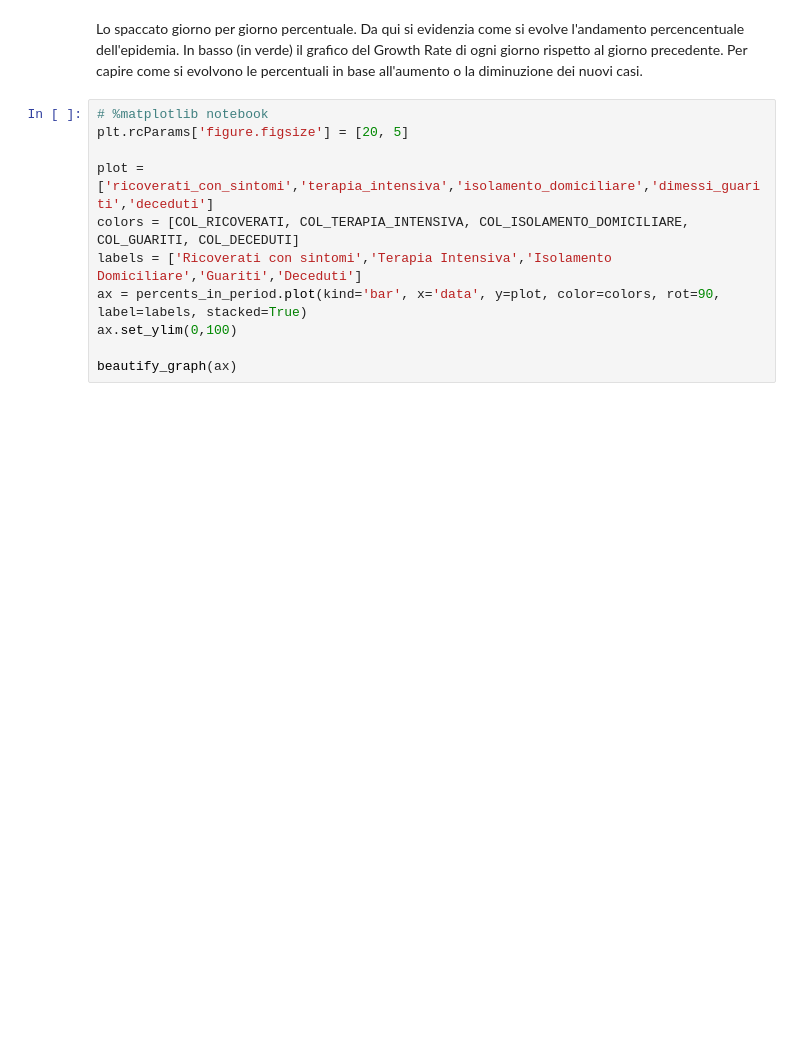
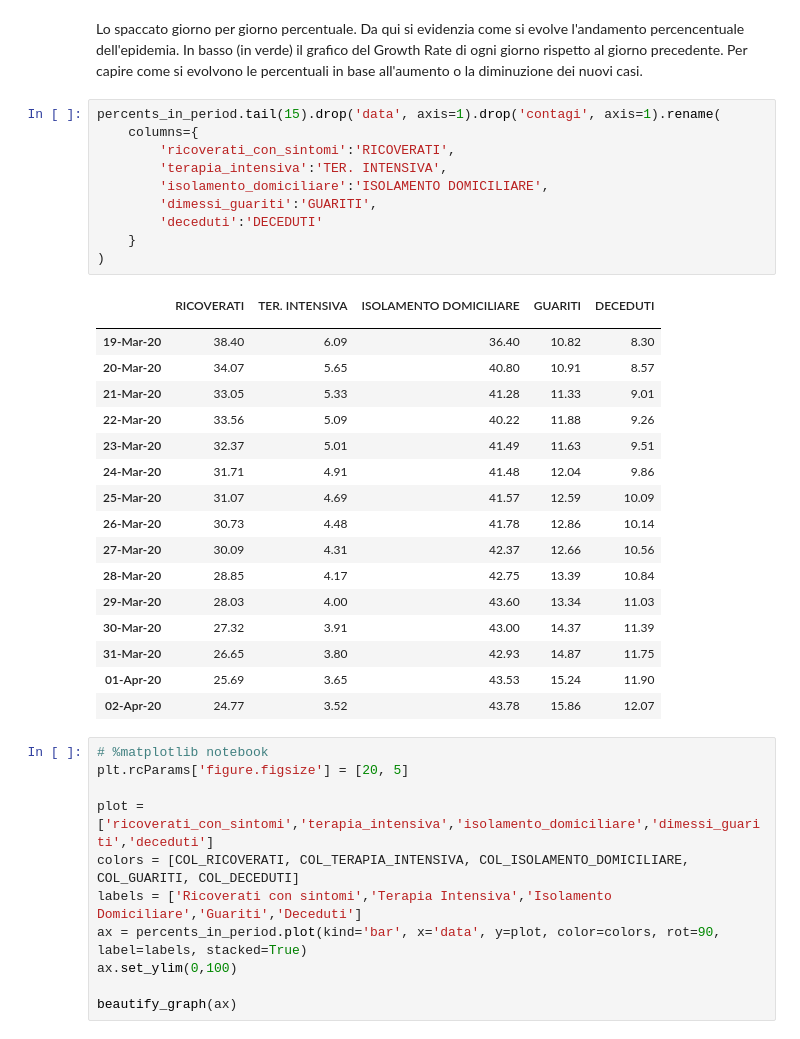
Before and after one commit to pasalino/Covid-19-PyAnalysis, a Jupyter notebook: Covid-19.ipynb, the cells around one changed output. Cells and saved outputs as stored; diff of their text form; blank space fills up the shorter version.

```diff
--- a/Covid-19.ipynb
+++ b/Covid-19.ipynb
@@ -783,6 +795,34 @@ percents_in_period['contagi'] = growth_rates['nuovi_attualmente_positivi']
 percents_in_period = percents_in_period[1:].round(2)
 # %% [markdown]
 Lo spaccato giorno per giorno percentuale. Da qui si evidenzia come si evolve l'andamento percencentuale dell'epidemia. In basso (in verde) il grafico del Growth Rate di ogni giorno rispetto al giorno precedente. Per capire come si evolvono le percentuali in base all'aumento o la diminuzione dei nuovi casi.
+# %%
+percents_in_period.tail(15).drop('data', axis=1).drop('contagi', axis=1).rename(
+    columns={
+        'ricoverati_con_sintomi':'RICOVERATI',
+        'terapia_intensiva':'TER. INTENSIVA',
+        'isolamento_domiciliare':'ISOLAMENTO DOMICILIARE',
+        'dimessi_guariti':'GUARITI',
+        'deceduti':'DECEDUTI'
+    }
+)
+# %% [output]
+|  | RICOVERATI | TER. INTENSIVA | ISOLAMENTO DOMICILIARE | GUARITI | DECEDUTI |
+|  |  |  |  |  |  |
+| 19-Mar-20 | 38.40 | 6.09 | 36.40 | 10.82 | 8.30 |
+| 20-Mar-20 | 34.07 | 5.65 | 40.80 | 10.91 | 8.57 |
+| 21-Mar-20 | 33.05 | 5.33 | 41.28 | 11.33 | 9.01 |
+| 22-Mar-20 | 33.56 | 5.09 | 40.22 | 11.88 | 9.26 |
+| 23-Mar-20 | 32.37 | 5.01 | 41.49 | 11.63 | 9.51 |
+| 24-Mar-20 | 31.71 | 4.91 | 41.48 | 12.04 | 9.86 |
+| 25-Mar-20 | 31.07 | 4.69 | 41.57 | 12.59 | 10.09 |
+| 26-Mar-20 | 30.73 | 4.48 | 41.78 | 12.86 | 10.14 |
+| 27-Mar-20 | 30.09 | 4.31 | 42.37 | 12.66 | 10.56 |
+| 28-Mar-20 | 28.85 | 4.17 | 42.75 | 13.39 | 10.84 |
+| 29-Mar-20 | 28.03 | 4.00 | 43.60 | 13.34 | 11.03 |
+| 30-Mar-20 | 27.32 | 3.91 | 43.00 | 14.37 | 11.39 |
+| 31-Mar-20 | 26.65 | 3.80 | 42.93 | 14.87 | 11.75 |
+| 01-Apr-20 | 25.69 | 3.65 | 43.53 | 15.24 | 11.90 |
+| 02-Apr-20 | 24.77 | 3.52 | 43.78 | 15.86 | 12.07 |
 # %%
 # %matplotlib notebook
 plt.rcParams['figure.figsize'] = [20, 5]
```
Also changed, not shown: parts of 5 cells of this notebook, 1 other file.
